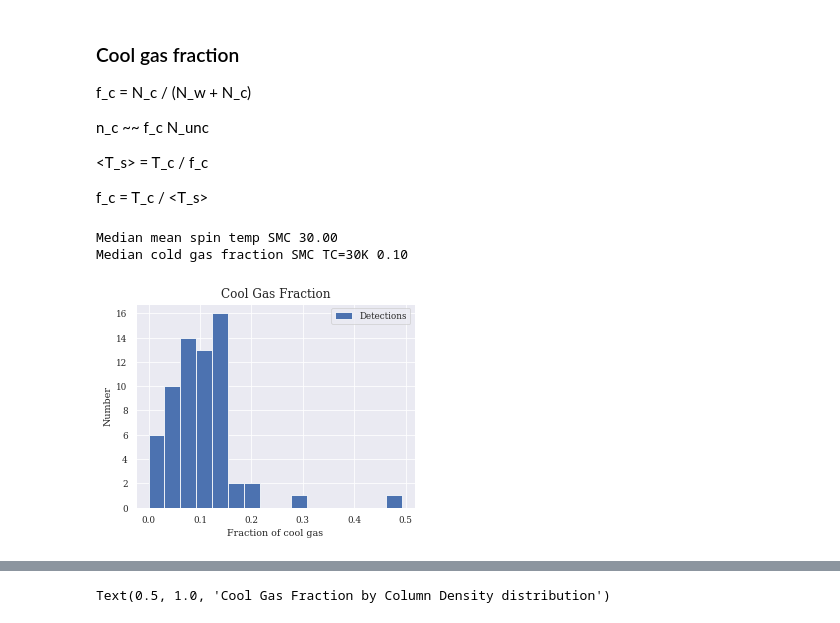
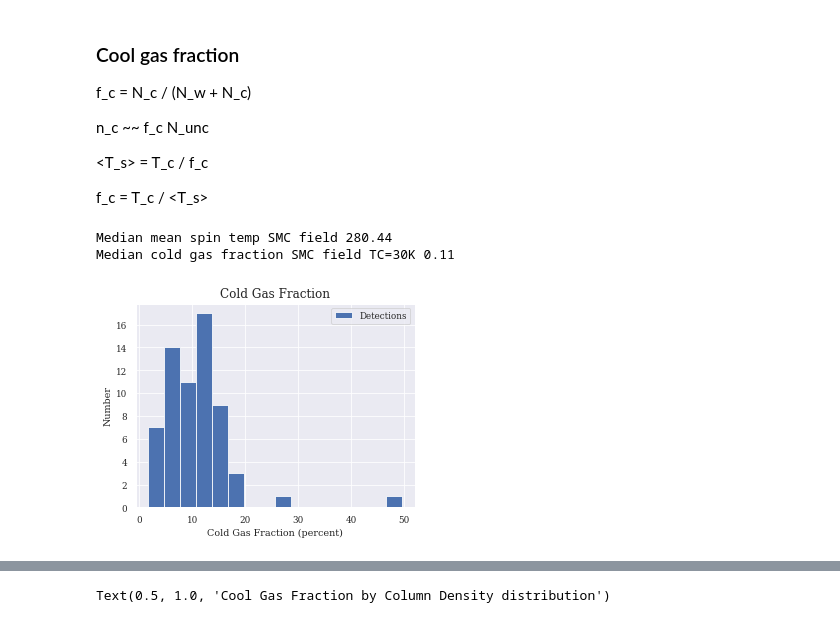
Before and after one commit to jd-au/dempsey_et_al_2022, a Jupyter notebook: CorrectedColumnDensity.ipynb, the cells around one changed output, grey strips where cells are left out. Cells and saved outputs as stored; diff of their text form; code cells hidden in the pictures.

```diff
--- a/CorrectedColumnDensity.ipynb
+++ b/CorrectedColumnDensity.ipynb
@@ -484,9 +483,11 @@ WARNING: W50: ?:?:?: W50: Invalid unit string 'mJy/beam' [astropy.io.votable.tre
 # %% [markdown]
 ### Define filters
 # %%
+spectra_table = parse_single_table('gaskap_smc_spectra.vot').to_table()
+
 smc_filter = spectra_table['nh_gass'] >= 2E21
 
-smc_reg = regions.ds9.read.read_ds9('smc-regions-adj.reg')
+smc_reg = regions.ds9.read.read_ds9('smc-regions-adj2.reg')
 bar = smc_reg[0]
 wing = smc_reg[1]
 
@@ -1051,35 +1367,35 @@ f_c = T_c / <T_s>
 t_cool = 30
 fraction_cool = t_cool/spectra_table['mean_ts']
 # %%
-print ("Median mean spin temp SMC {:.2f}".format(t_cool, np.median(spectra_table['mean_ts'][detections])))
+print ("Median mean spin temp SMC field {:.2f}".format(np.median(spectra_table['mean_ts'][pos_det])))
 
-print ("Median cold gas fraction SMC TC={}K {:.2f}".format(t_cool, np.median(fraction_cool[detections])))
-det_cool_gas_frac = np.array(fraction_cool[detections])
-det_cool_gas_frac[det_cool_gas_frac>1] = 1
+print ("Median cold gas fraction SMC field TC={}K {:.2f}".format(t_cool, np.median(fraction_cool[pos_det])))
+det_cool_gas_frac = np.array(fraction_cool[pos_det])*100
+det_cool_gas_frac[det_cool_gas_frac>100] = 100
 det_cool_gas_frac[det_cool_gas_frac<0] = 0
 
-all_cool_gas_frac = np.array(fraction_cool)
-all_cool_gas_frac[all_cool_gas_frac>1] = 1
+all_cool_gas_frac = np.array(fraction_cool)*100
+all_cool_gas_frac[all_cool_gas_frac>100] = 100
 all_cool_gas_frac[all_cool_gas_frac<0] = 0
 
 
 fig, ax = plt.subplots(1,1, figsize=(5,3.75))
 
 #n, bins, patches = ax.hist(all_cool_gas_frac, bins=16, label='All')
 ax.hist(det_cool_gas_frac, bins=16, label='Detections', color='C0')
 
 #ax = sns.histplot(smc_hi_table['r_hi']) #, bins=16)
 ax = plt.gca()
-ax.set_xlabel(r'Fraction of cool gas')
+ax.set_xlabel(r'Cold Gas Fraction (percent)')
 ax.set_ylabel(r'Number')
 
-ax.set_title('Cool Gas Fraction', size=12)
+ax.set_title('Cold Gas Fraction', size=12)
 
 ax.legend()
 
 plt.savefig('figures/fraction_cool_hist_detections.png', bbox_inches='tight', dpi=200)
 plt.savefig('figures/fraction_cool_hist_detections.pdf', bbox_inches='tight')
 # %% [output]
-Median mean spin temp SMC 30.00
-Median cold gas fraction SMC TC=30K 0.10
+Median mean spin temp SMC field 280.44
+Median cold gas fraction SMC field TC=30K 0.11
-[figure, old version]
+[figure, new version]
```
Also changed, not shown: parts of 32 cells of this notebook, 5 other files.
